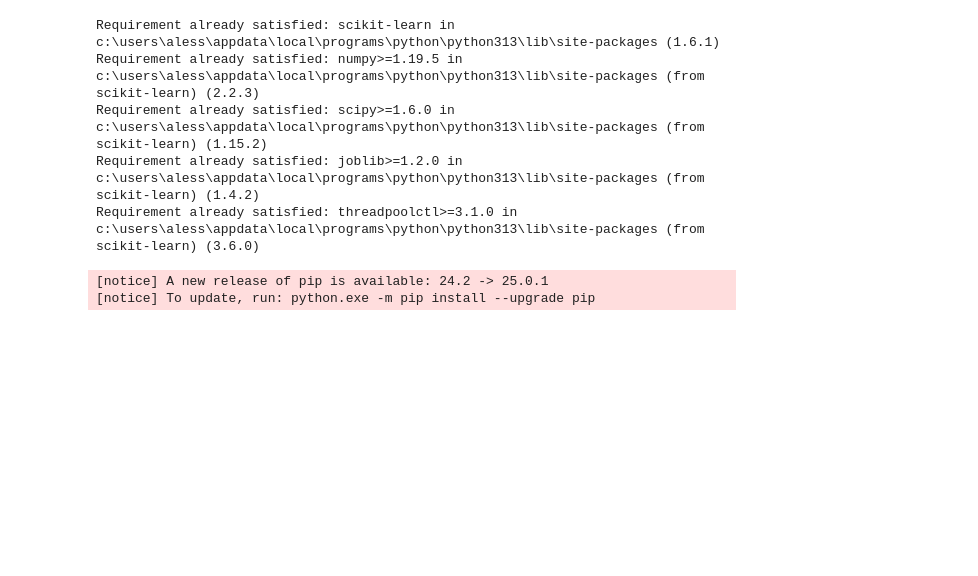
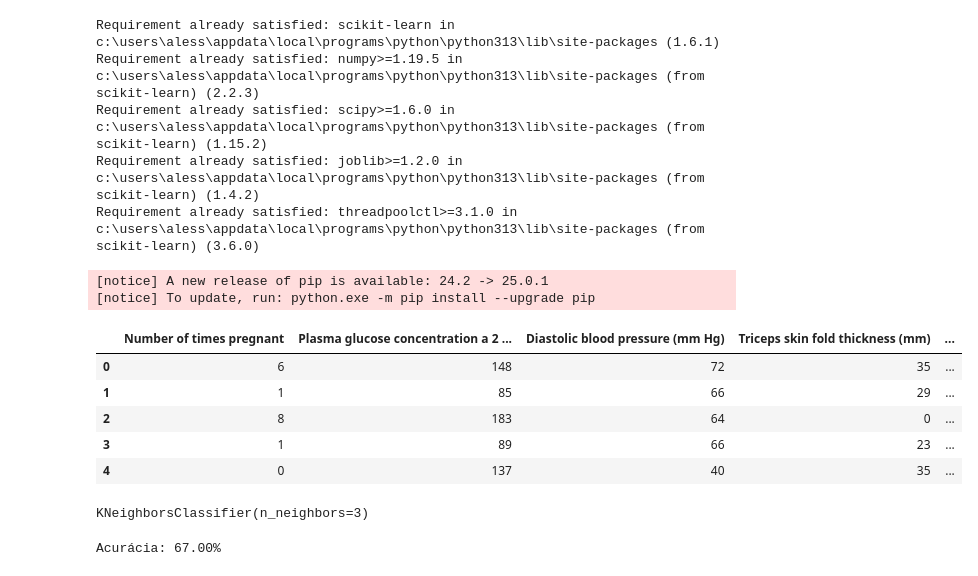
Before and after one commit to alessandrabarcelos/Principais-bibliotecas-de-Machine-Learning, a Jupyter notebook: bibliotecasml.ipynb, the cells around one changed output. Saved outputs shown, nothing was run; the diff lists cells and outputs as text; code cells hidden in the pictures; blank space fills up the shorter version.

```diff
--- a/bibliotecasml.ipynb
+++ b/bibliotecasml.ipynb
@@ -367,0 +372,11 @@ Requirement already satisfied: threadpoolctl>=3.1.0 in c:\users\aless\appdata\lo
+# %%
+diabetes = pd.read_csv('diabetes.csv', sep=',')
+# %%
+diabetes.head()
+# %% [output]
+|  | Number of times pregnant | Plasma glucose concentration a 2 ... | Diastolic blood pressure (mm Hg) | Triceps skin fold thickness (mm) | ... |
+| 0 | 6 | 148 | 72 | 35 | ... |
+| 1 | 1 | 85 | 66 | 29 | ... |
+| 2 | 8 | 183 | 64 | 0 | ... |
+| 3 | 1 | 89 | 66 | 23 | ... |
+| 4 | 0 | 137 | 40 | 35 | ... |
@@ -367,0 +393,11 @@ Requirement already satisfied: threadpoolctl>=3.1.0 in c:\users\aless\appdata\lo
+# %%
+# Treina o classificador
+knn.fit(x_train, y_train)
+# %% [output]
+KNeighborsClassifier(n_neighbors=3)
+# %%
+# Testar o classificador
+accuracy = knn.score(x_test, y_test)
+print("Acurácia: {:.2f}%".format(round(accuracy,2) * 100))
+# %% [output]
+Acurácia: 67.00%
```
Also changed, not shown: parts of 4 cells of this notebook.
